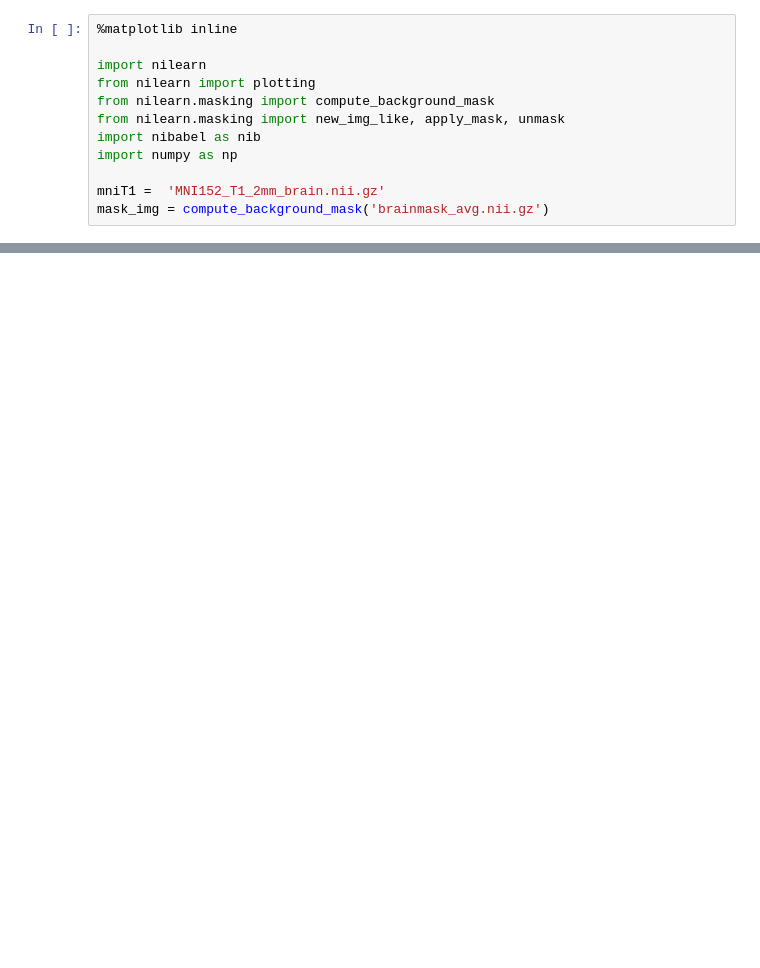
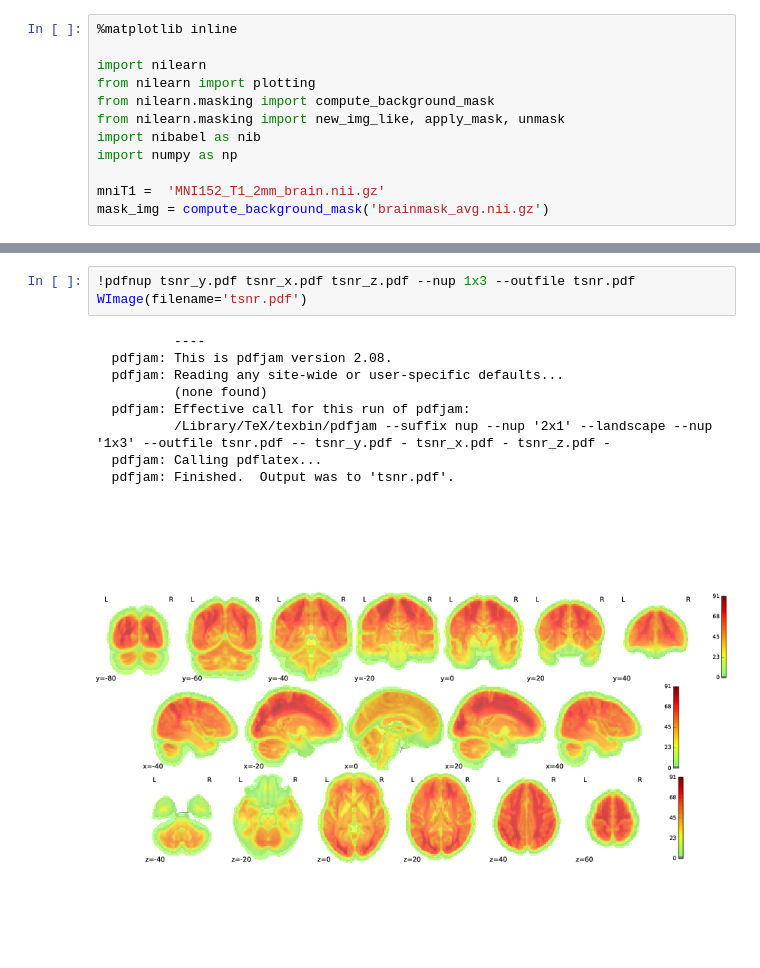
Before and after one commit to NeuroanatomyAndConnectivity/opendata, a Jupyter notebook: scripts/figures/Figures_brains.ipynb, the cells around one changed output, grey strips where cells are left out. Drawn from its saved outputs; the diff is of its cells as text; blank space fills up the shorter version.

```diff
--- a/scripts/figures/Figures_brains.ipynb
+++ b/scripts/figures/Figures_brains.ipynb
@@ -53,0 +61,13 @@ plotting.plot_stat_map(masked_nifti, bg_img = mniT1,
+# %%
+!pdfnup tsnr_y.pdf tsnr_x.pdf tsnr_z.pdf --nup 1x3 --outfile tsnr.pdf
+WImage(filename='tsnr.pdf')
+# %% [output]
+          ----
+  pdfjam: This is pdfjam version 2.08.
+  pdfjam: Reading any site-wide or user-specific defaults...
+          (none found)
+  pdfjam: Effective call for this run of pdfjam:
+          /Library/TeX/texbin/pdfjam --suffix nup --nup '2x1' --landscape --nup '1x3' --outfile tsnr.pdf -- tsnr_y.pdf - tsnr_x.pdf - tsnr_z.pdf -
+  pdfjam: Calling pdflatex...
+  pdfjam: Finished.  Output was to 'tsnr.pdf'.
+[figure, added]
```
Also changed, not shown: parts of 4 cells of this notebook, 7 other files.
